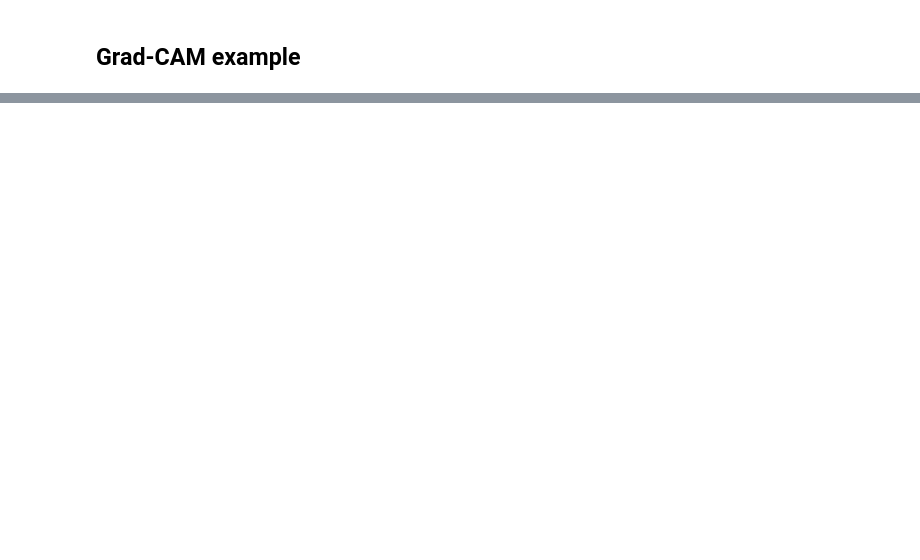
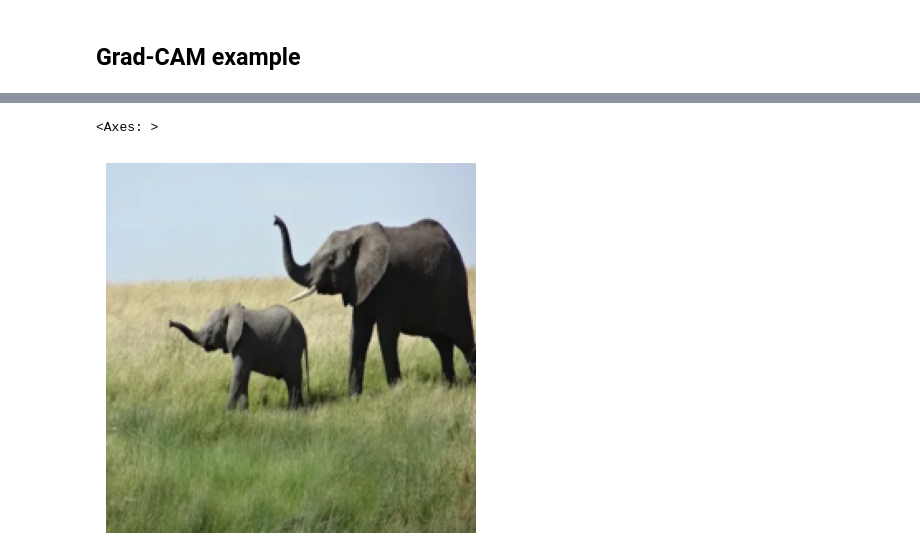
Before and after one commit to geraldmc/irilab2026, a Jupyter notebook: example/Grad_CAM/grad_cam.ipynb, the cells around one changed output, grey strips where cells are left out. Drawn from its saved outputs; the diff is of its cells as text; code cells hidden in the pictures; blank space fills up the shorter version.

```diff
--- a/example/Grad_CAM/grad_cam.ipynb
+++ b/example/Grad_CAM/grad_cam.ipynb
@@ -124,0 +254,5 @@ pred = vgg(img).argmax(dim=1)
+# %%
+imshow(images[0], normalize=True)
+# %% [output]
+<Axes: >
+[figure, added]
```
Also changed, not shown: parts of 29 cells of this notebook, 1 other file.
